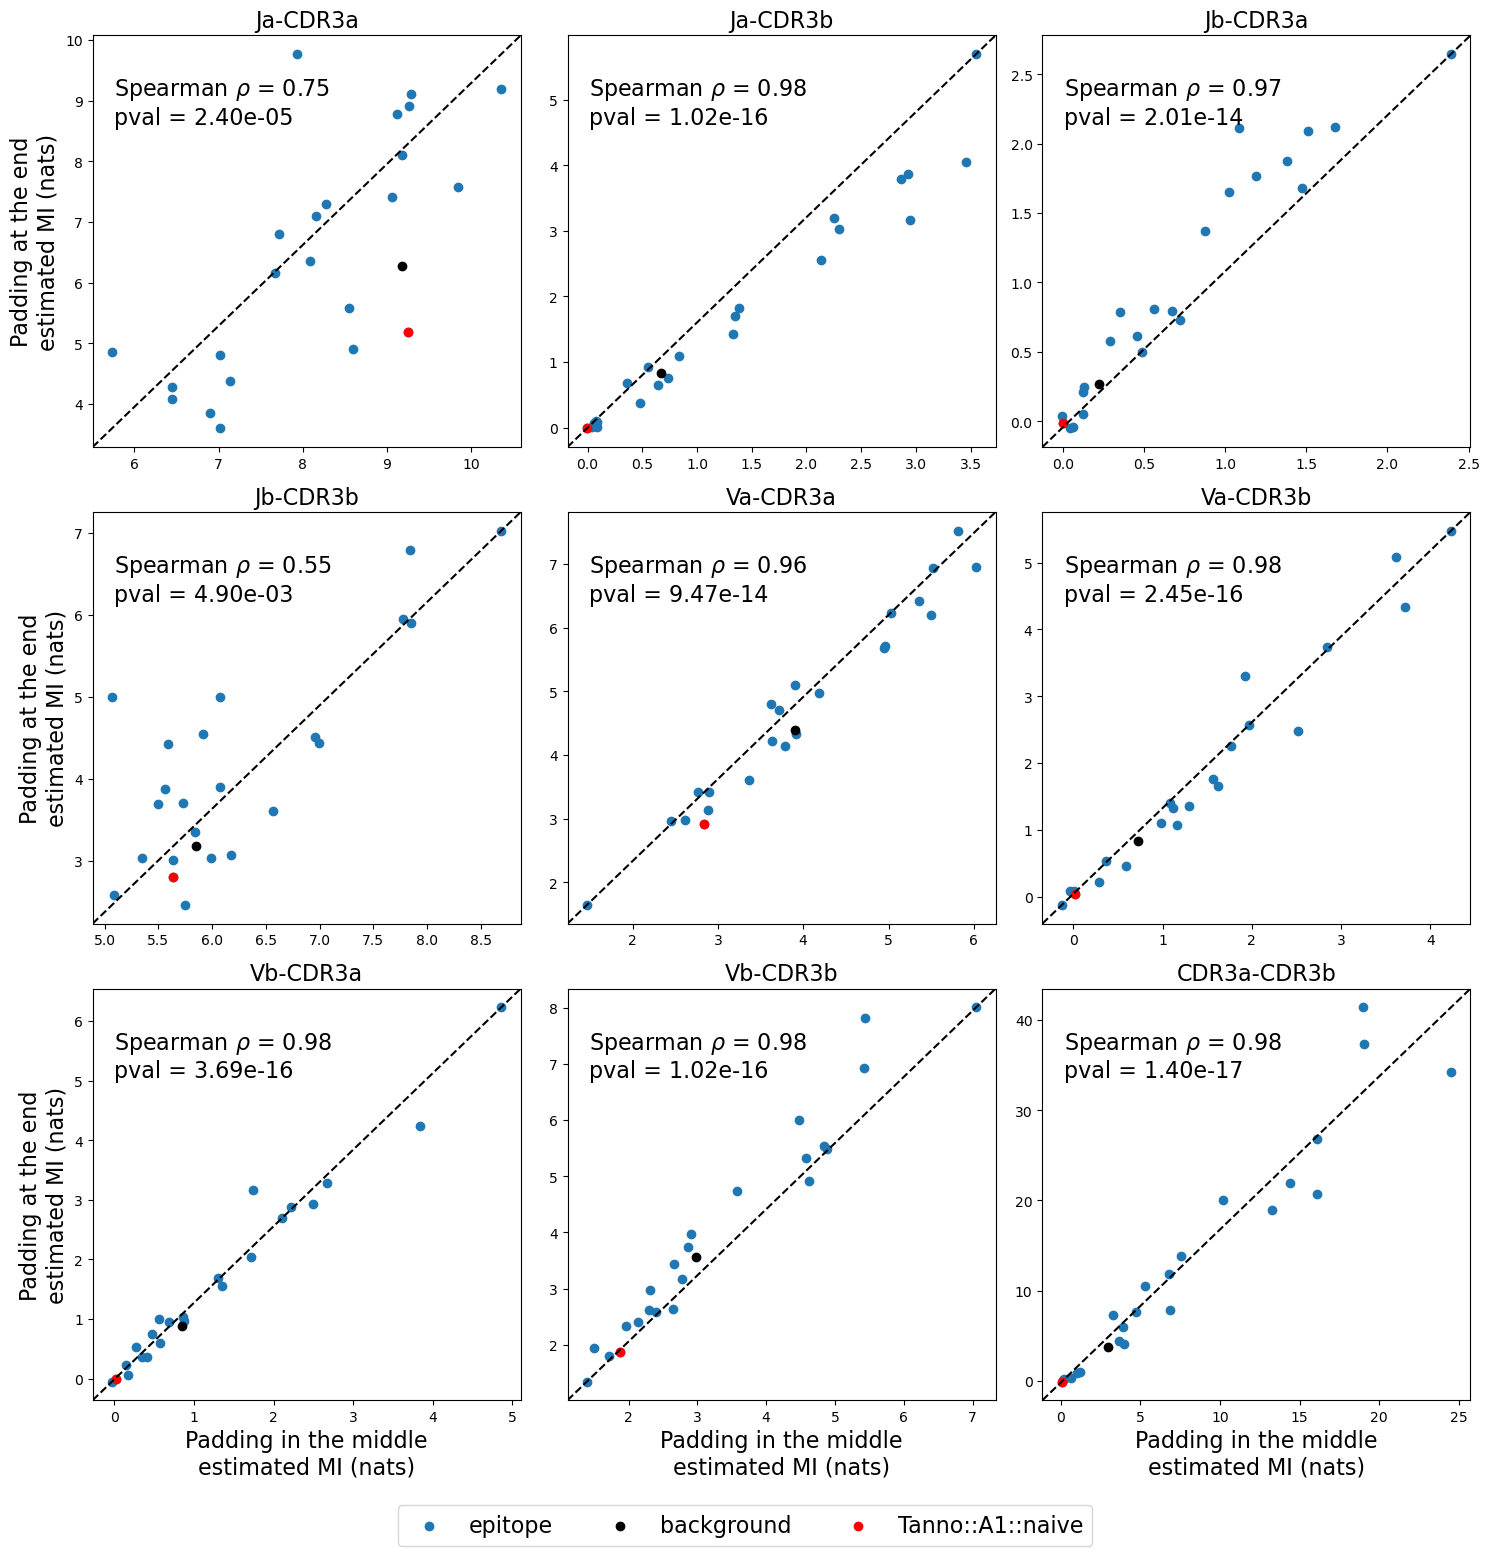
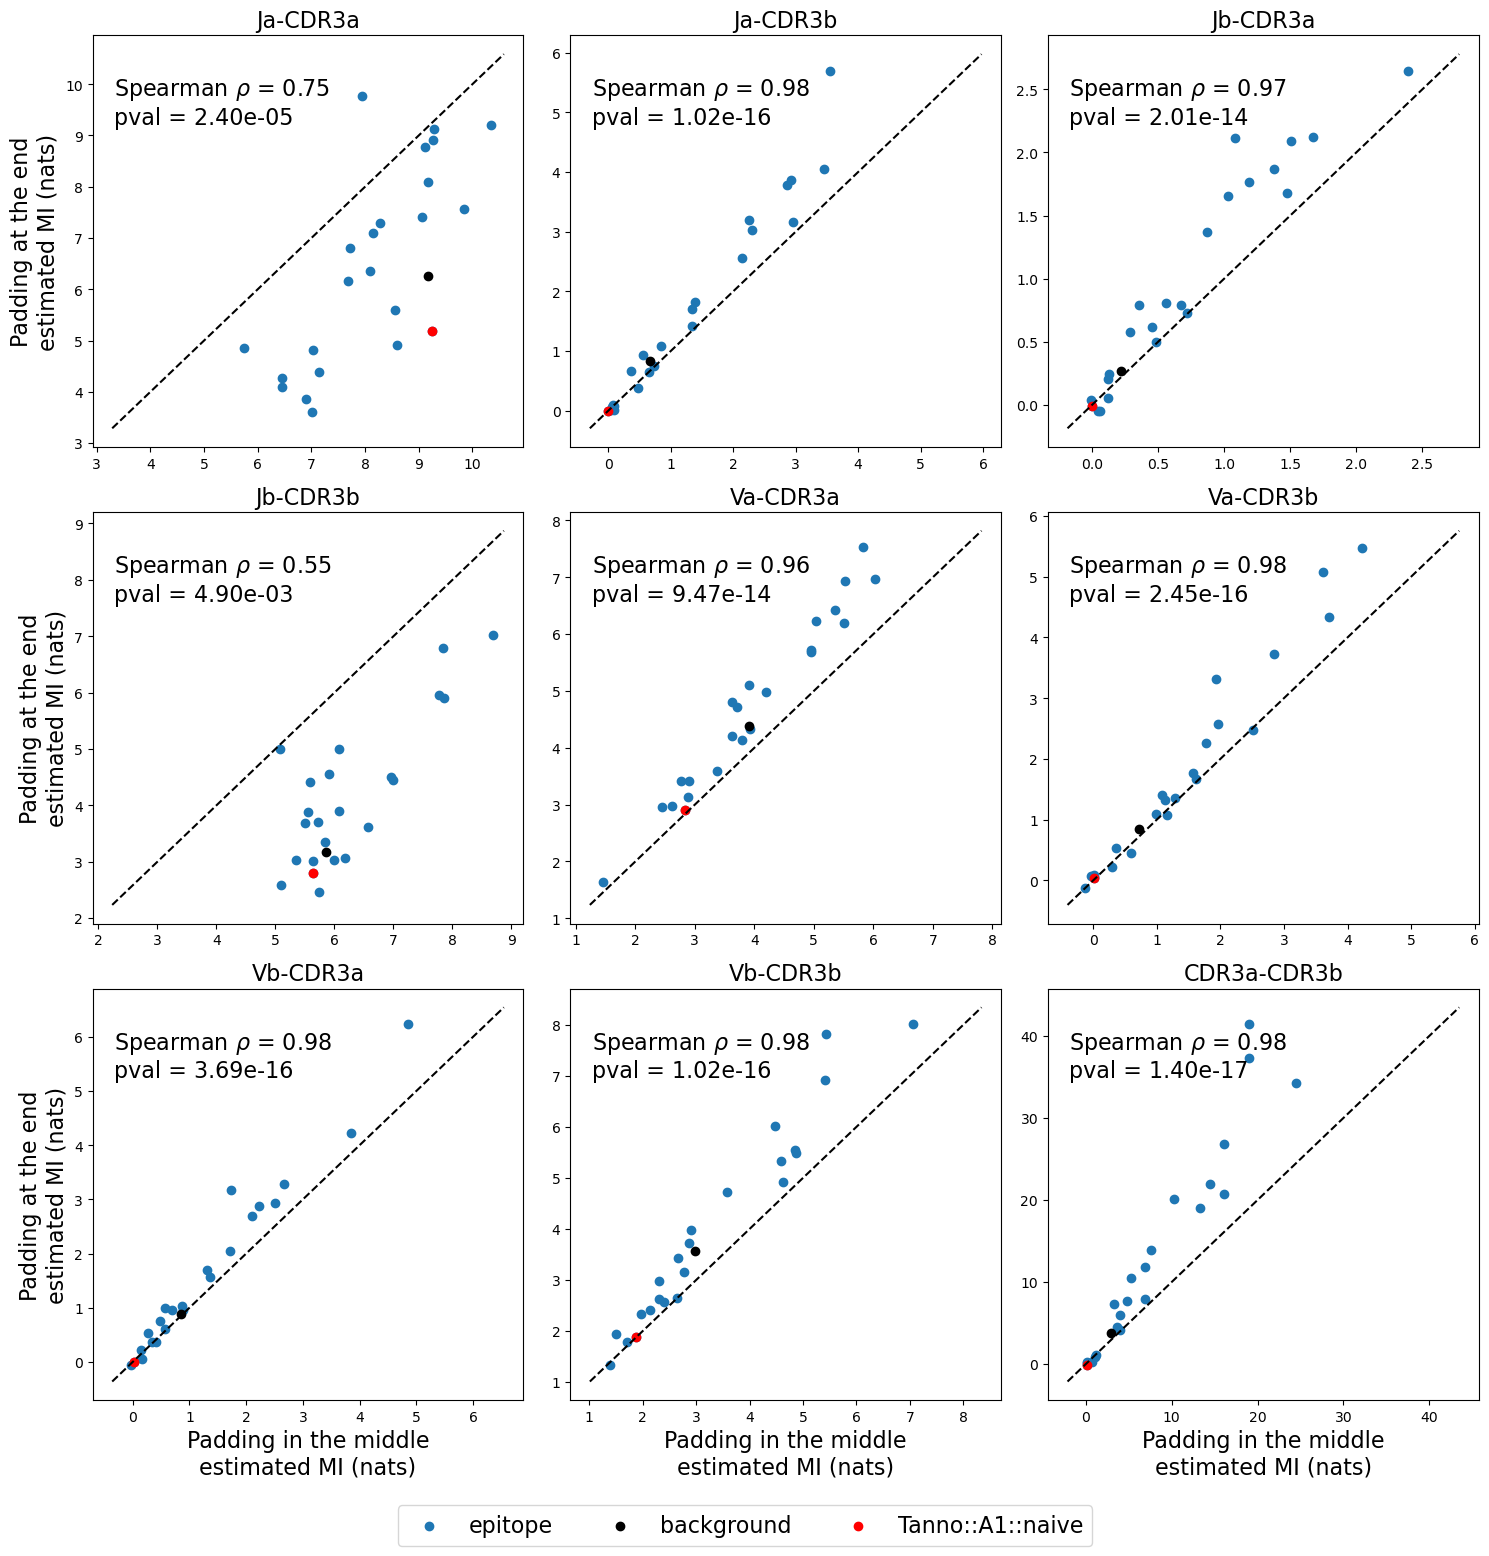
The change to this notebook cell's code, shown as a diff; its figure went from the first image to the second:
--- before
+++ after
@@ -22,8 +22,11 @@
                   ss.loc[ss['epitope'] == 'Tanno::A1::naive']['real_MI_y'], 
                   c = 'r', label = 'Tanno::A1::naive')
+
+    xlim = ax[i].get_xlim()
+    ylim = ax[i].get_ylim()
+    ax[i].plot([min(xlim[0], ylim[0]),max(xlim[1], ylim[1])], [min(xlim[0], ylim[0]),max(xlim[1], ylim[1])], ls = '--', c = 'k')
+    ax[i].set_title(v1 + '-' + v2, fontsize = 16)
     ax[i].text(0.05, 0.9, r'Spearman $\rho$ = ' + str(round(R,2)) + '\npval = ' + '{:.2e}'.format(p), 
                transform=ax[i].transAxes,fontsize = 16, verticalalignment='top')
-    ax[i].plot([0, 1], [0, 1], transform=ax[i].transAxes, ls = '--', c = 'k')
-    ax[i].set_title(v1 + '-' + v2, fontsize = 16)
 
     if i in [0,3,6]:
@@ -35,5 +38,5 @@
 lgd = f.legend(handles, l, bbox_to_anchor = [0.5,0], loc='upper center', ncols = 3, fontsize = 16)
 plt.tight_layout()
-plt.savefig('data/output/figures/MI_padding_comparison.png',
+plt.savefig(f2 + 'MI_padding_comparison_w_studyspecific_shuffle_wdupl.png',
             bbox_extra_artists=(lgd,), bbox_inches='tight')
 plt.show()

Commit: fix y=x line